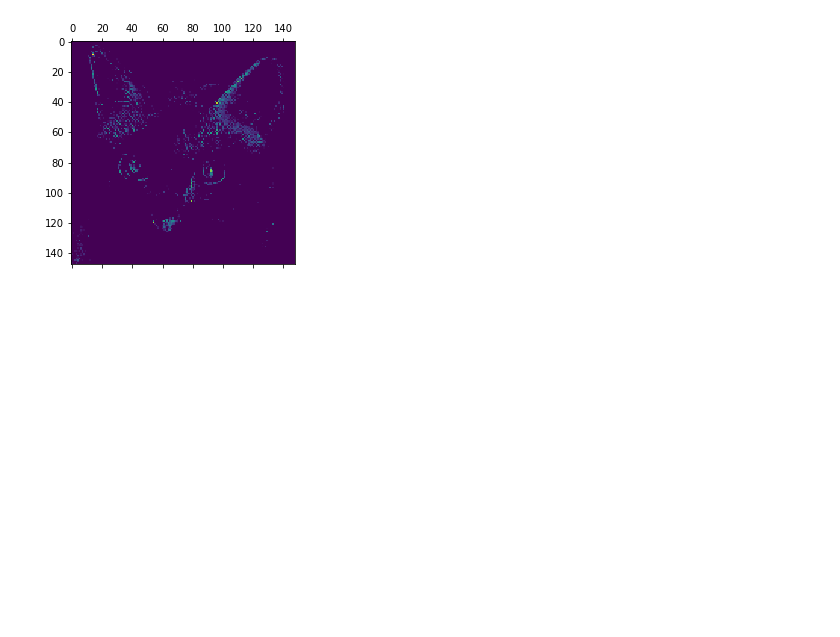
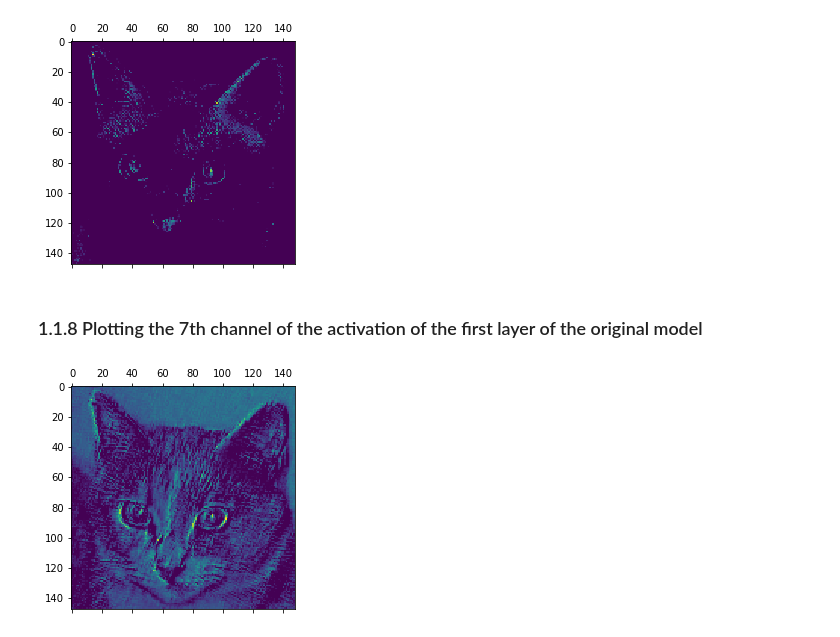
Before and after one commit to haeinkim/learning-keras, a Jupyter notebook: deep-learning-for-computer-vision/visualizing_intermediate_activations.ipynb, the cells around one changed output. Saved outputs shown, nothing was run; the diff lists cells and outputs as text; code cells hidden in the pictures; blank space fills up the shorter version.

```diff
--- a/deep-learning-for-computer-vision/visualizing_intermediate_activations.ipynb
+++ b/deep-learning-for-computer-vision/visualizing_intermediate_activations.ipynb
@@ -83,3 +83,10 @@ plt.matshow(first_layer_activation[0, :, :, 4], cmap='viridis')
 plt.show()
 # %% [output]
 [figure]
+# %% [markdown]
+### 1.1.8 Plotting the 7th channel of the activation of the first layer of the original model
+# %%
+plt.matshow(first_layer_activation[0, :, :, 7], cmap='viridis')
+plt.show()
+# %% [output]
+[figure, added]
```
Also changed, not shown: parts of 3 cells of this notebook.
